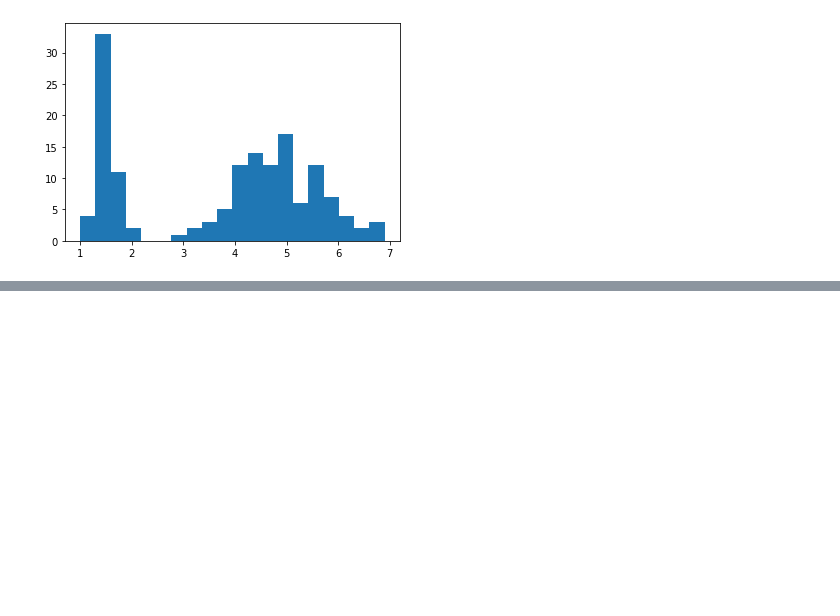
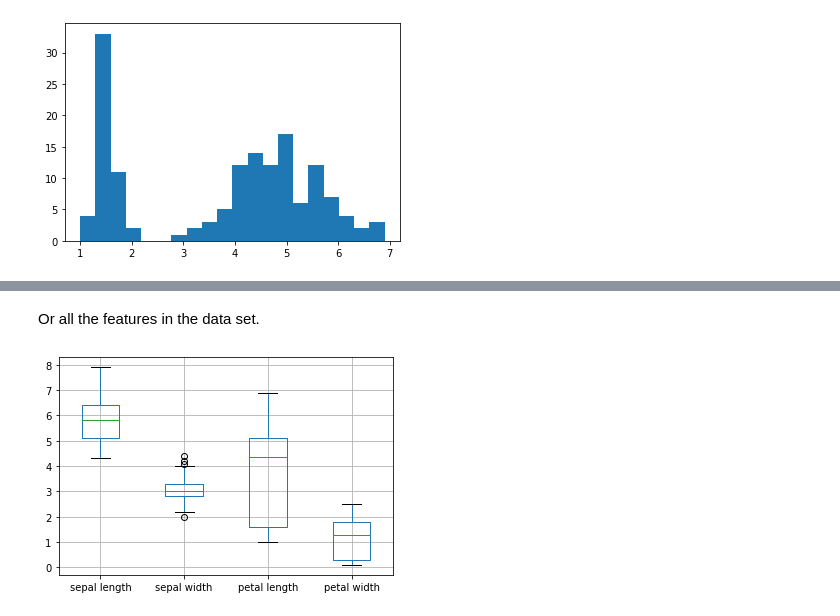
Before and after one commit to sathayas/GuideIDSExamples, a Jupyter notebook: Chapter4-DataUnderstanding.ipynb, the cells around one changed output, grey strips where cells are left out. Saved outputs shown, nothing was run; the diff lists cells and outputs as text; code cells hidden in the pictures; blank space fills up the shorter version.

```diff
--- a/Chapter4-DataUnderstanding.ipynb
+++ b/Chapter4-DataUnderstanding.ipynb
@@ -42,0 +56,8 @@ plt.show()
+# %% [markdown]
+Or all the features in the data set.
+# %%
+# box plot of all the features
+X.boxplot()
+plt.show()
+# %% [output]
+[figure, added]
```
Also changed, not shown: parts of 16 cells of this notebook.
